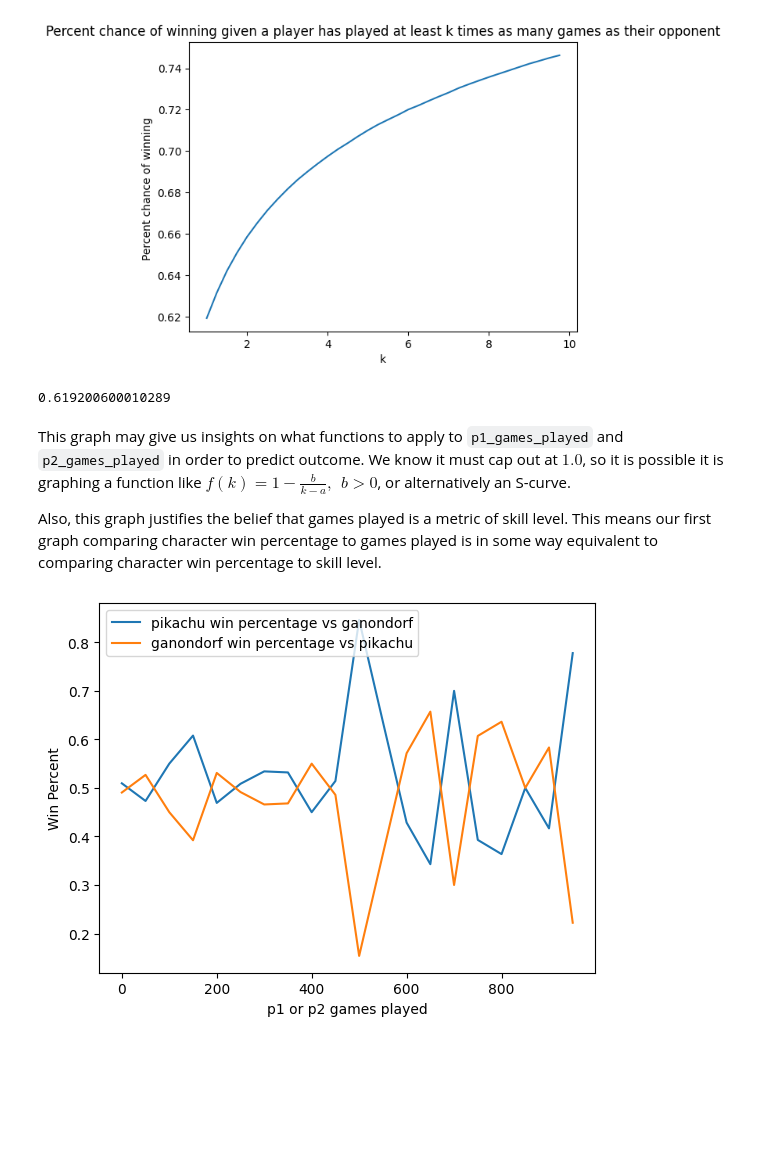
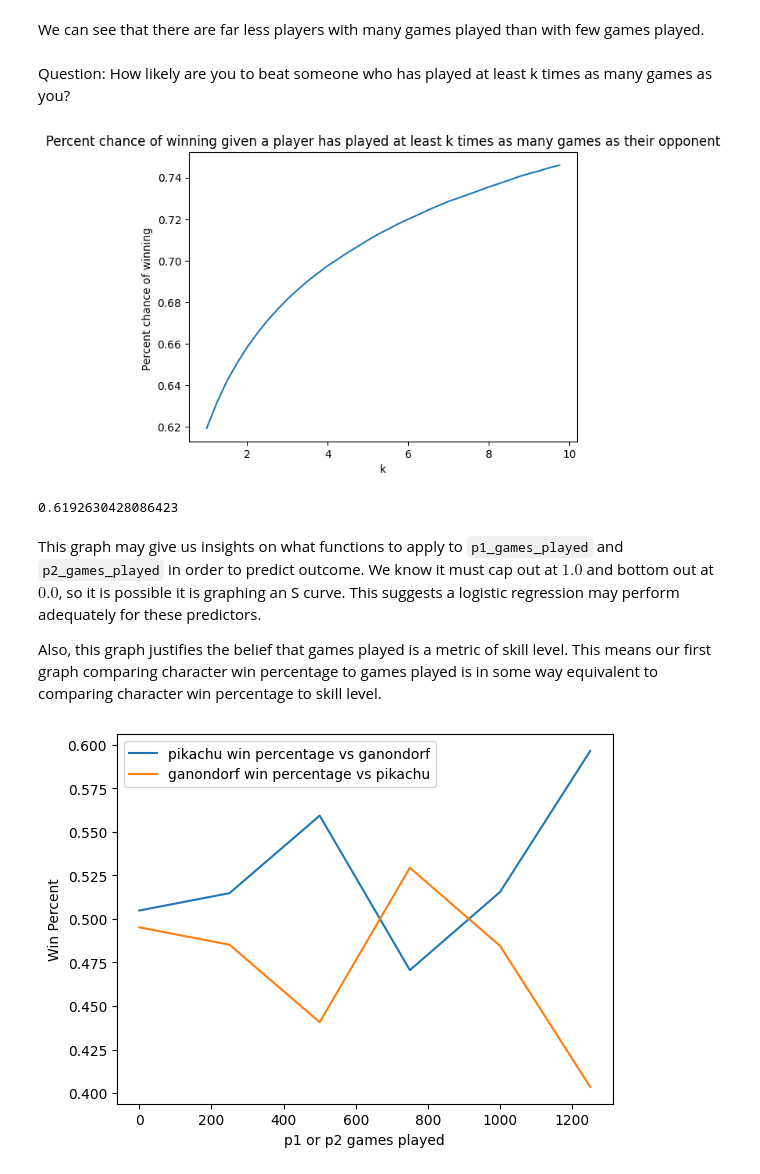
Before and after one commit to enau7/Smash-Ultimate-Set-Prediction, a Jupyter notebook: Data/data_visualization.ipynb, the cells around one changed output. Drawn from its saved outputs; the diff is of its cells as text; code cells hidden in the pictures; blank space fills up the shorter version.

```diff
--- a/Data/data_visualization.ipynb
+++ b/Data/data_visualization.ipynb
@@ -3,7 +3,8 @@ import pandas as pd
 import numpy as np
 import matplotlib.pyplot as plt
 import random
-game_df = pd.read_csv("data/transformed_game_data.csv")
+game_df = pd.read_csv("data/clean_game_data.csv")
+skill_data = pd.read_csv("data/dependent_skill_data.csv")
 
 random.seed(2049)
 # %%
@@ -50,6 +64,8 @@ We see that the variance of these lines increases with games played, likely beca
+# %% [markdown]
+We can see that there are far less players with many games played than with few games played.
+# %% [markdown]
+Question: How likely are you to beat someone who has played at least k times as many games as you?
 # %%
-# Question: How likely are you to beat someone who has played at least k times as many games as you?
-
 def k_times_more_games_win_rate(k, df = game_df):
     return( (
                 len(df[(df["p1_won"] == True) & (df["p1_games_played"] > k*df["p2_games_played"])]) +
@@ -71,21 +87,21 @@ plt.show()
 print(k_times_more_games_win_rate(1))
 # %% [output]
 [figure]
-0.619200600010289
+0.6192630428086423
 # %% [markdown]
-This graph may give us insights on what functions to apply to `p1_games_played` and `p2_games_played` in order to predict outcome. We know it must cap out at $1.0$, so it is possible it is graphing a function like $f(k) = 1 - \frac{b}{k-a}, \hspace{5pt} b > 0$, or alternatively an S-curve.
+This graph may give us insights on what functions to apply to `p1_games_played` and `p2_games_played` in order to predict outcome. We know it must cap out at $1.0$ and bottom out at $0.0$, so it is possible it is graphing an S curve. This suggests a logistic regression may perform adequately for these predictors.
 
 Also, this graph justifies the belief that games played is a metric of skill level. This means our first graph comparing character win percentage to games played is in some way equivalent to comparing character win percentage to skill level.
 # %%
 def vs_df(char1, char2):
     return game_df[((game_df["p1_char"] == char1) & (game_df["p2_char"] == char2)) |
                     ((game_df["p2_char"] == char1) & (game_df["p1_char"] == char2))]
-def vsgraph(char1, char2, start = 0, stop = 1000, step = 50):
+def vsgraph(char1, char2, start = 0, stop = 1500, step = 250):
     chargraph(char1,df=vs_df(char1,char2),start=start, stop=stop, step=step).set_label(char1 + " win percentage vs " + char2)
     plt.legend()
 
 vsgraph("pikachu","ganondorf")
 vsgraph("ganondorf","pikachu")
 # %% [output]
-[figure, old version]
+[figure, new version]
 # %% [markdown]
```
Also changed, not shown: parts of 4 cells of this notebook, 22 other files.
